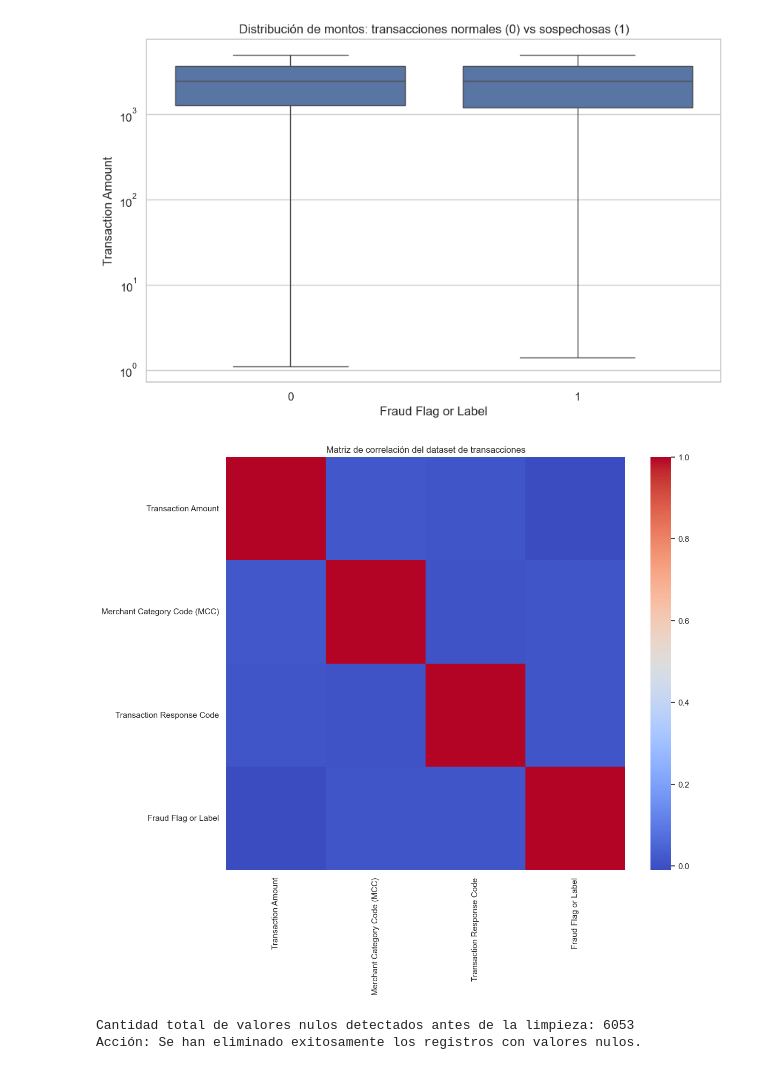
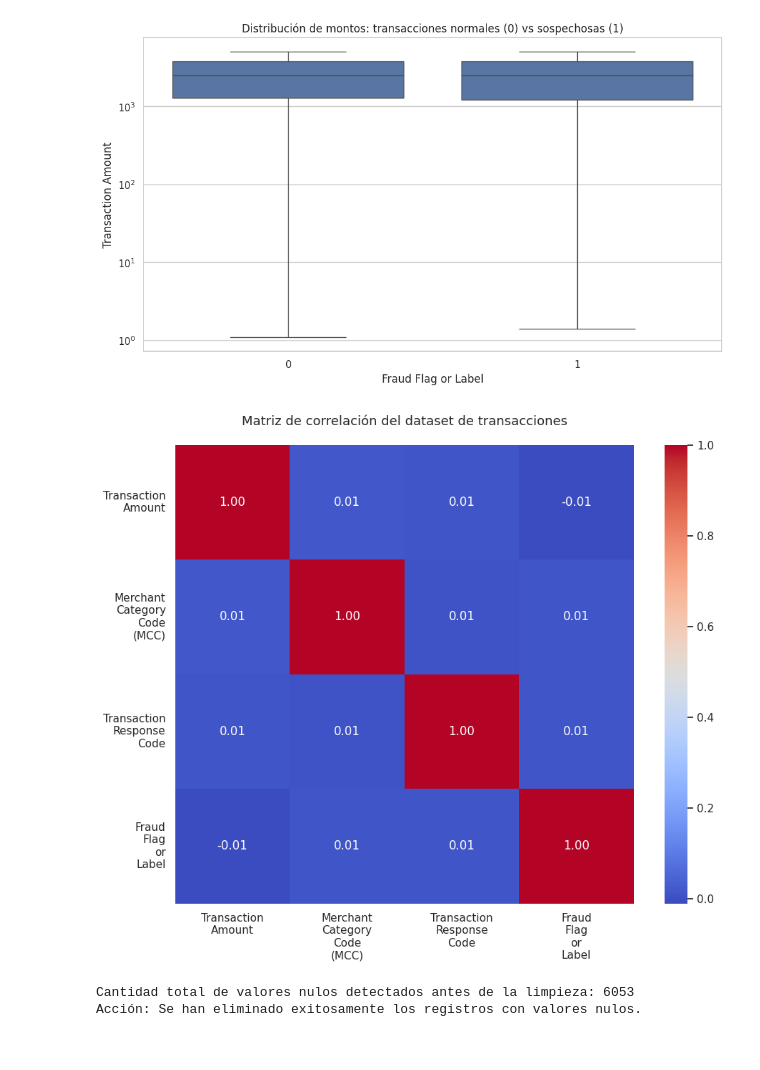
Before and after one commit to JUANPIS008/Deteccion-de-Anomalias-en-transacciones---GMM, a Jupyter notebook: notebooks/01_training.ipynb, the cells around one changed output. Cells and saved outputs as stored; diff of their text form; code cells hidden in the pictures.

```diff
--- a/notebooks/01_training.ipynb
+++ b/notebooks/01_training.ipynb
@@ -43,23 +43,39 @@ max                    12.000000             1.000000
 # %%
 # Configuración del estilo visual de los gráficos
 sns.set_theme(style="whitegrid")
 
 # Visualización de la distribución de la variable Amount para fraude vs normal
 plt.figure(figsize=(10, 6))
 sns.boxplot(x='Fraud Flag or Label', y='Transaction Amount', data=df)
 plt.title('Distribución de montos: transacciones normales (0) vs sospechosas (1)')
-plt.yscale('log')  # Escala logarítmica debido a la disparidad de montos
+plt.yscale('log')
+plt.tight_layout()
 plt.show()
 
 # Matriz de correlación lineal entre las variables numéricas principales
-plt.figure(figsize=(12, 10))
+plt.figure(figsize=(10, 8))
 correlation_matrix = df.select_dtypes(include="number").corr()
-sns.heatmap(correlation_matrix, cmap='coolwarm', annot=False, fmt=".2f")
-plt.title('Matriz de correlación del dataset de transacciones')
+
+# Creamos etiquetas con saltos de línea reemplazando los espacios por '\n'
+# Esto transforma por ejemplo 'Transaction Amount' en 'Transaction\nAmount'
+labels_con_salto = [col.replace(' ', '\n') for col in correlation_matrix.columns]
+
+# Creamos el mapa de calor guardando la referencia en la variable 'ax'
+ax = sns.heatmap(correlation_matrix, cmap='coolwarm', annot=True, fmt=".2f", square=True)
+
+# Asignamos las nuevas etiquetas con salto de línea a ambos ejes y aumentamos el tamaño de la letra
+ax.set_xticklabels(labels_con_salto, rotation=0, ha='center', fontsize=11)
+ax.set_yticklabels(labels_con_salto, rotation=0, va='center', fontsize=11)
+
+plt.title('Matriz de correlación del dataset de transacciones', pad=20, fontsize=13)
+
+# Ajuste automático de márgenes para asegurar que todo el texto quepa perfectamente
+plt.tight_layout()
+
 plt.show()
 # %% [output]
-[figure, old version]
+[figure, new version]
-[figure, old version]
+[figure, new version]
 # %%
 #Eliminar valores nulos del dataset para evitar errores en el escalado
 # Calcular la cantidad absoluta de celdas nulas en toda la matriz de datos
```
Also changed, not shown: parts of 4 cells of this notebook.
